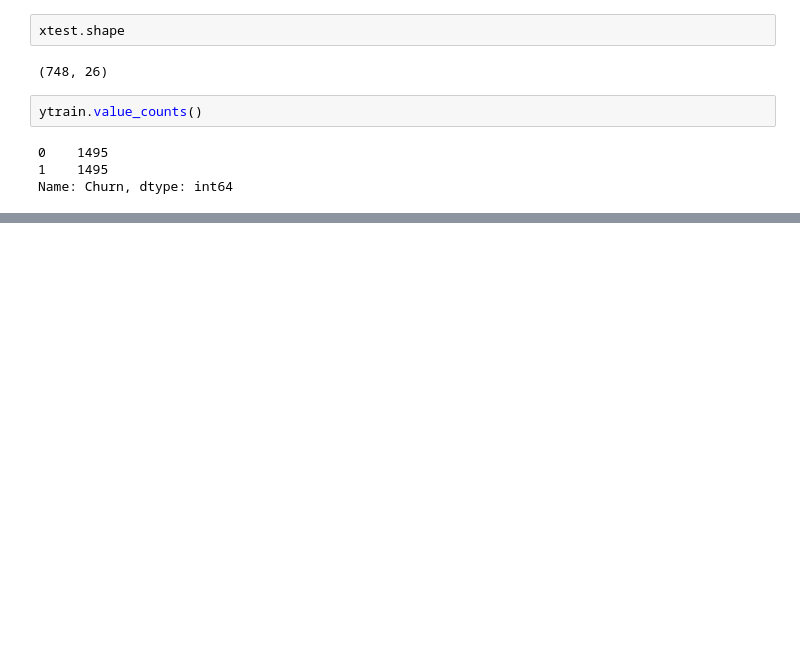
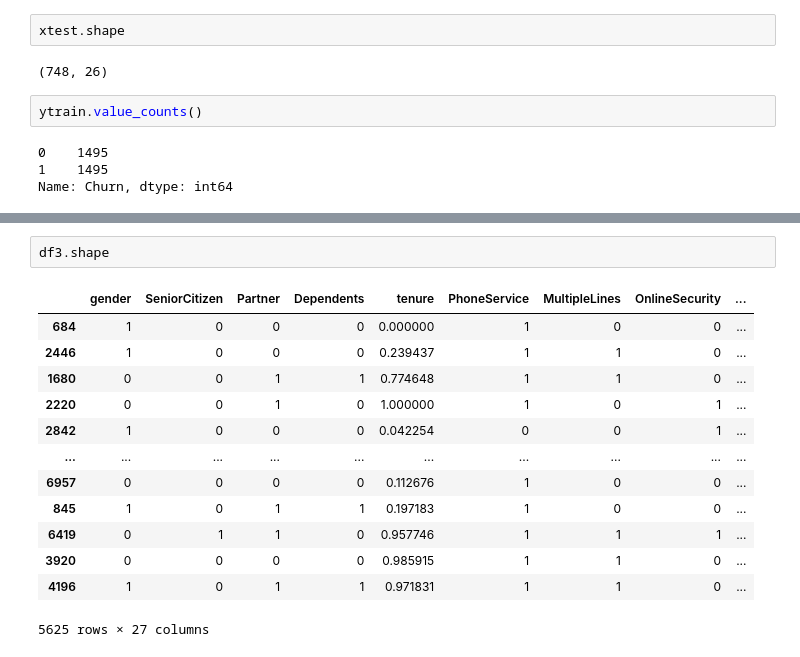
Before and after one commit to Rasel-25/Deep-Learning-Project, a Jupyter notebook: Handling imbalanced data/HandlingImbalancedData.ipynb, the cells around one changed output, grey strips where cells are left out. Saved outputs shown, nothing was run; the diff lists cells and outputs as text; blank space fills up the shorter version.

```diff
--- a/Handling imbalanced data/HandlingImbalancedData.ipynb
+++ b/Handling imbalanced data/HandlingImbalancedData.ipynb
@@ -518,0 +845,16 @@ dtype: object
+# %%
+df3.shape
+# %% [output]
+|  | gender | SeniorCitizen | Partner | Dependents | tenure | PhoneService | MultipleLines | OnlineSecurity | ... |
+| 684 | 1 | 0 | 0 | 0 | 0.000000 | 1 | 0 | 0 | ... |
+| 2446 | 1 | 0 | 0 | 0 | 0.239437 | 1 | 1 | 0 | ... |
+| 1680 | 0 | 0 | 1 | 1 | 0.774648 | 1 | 1 | 0 | ... |
+| 2220 | 0 | 0 | 1 | 0 | 1.000000 | 1 | 0 | 1 | ... |
+| 2842 | 1 | 0 | 0 | 0 | 0.042254 | 0 | 0 | 1 | ... |
+| ... | ... | ... | ... | ... | ... | ... | ... | ... | ... |
+| 6957 | 0 | 0 | 0 | 0 | 0.112676 | 1 | 0 | 0 | ... |
+| 845 | 1 | 0 | 1 | 1 | 0.197183 | 1 | 0 | 0 | ... |
+| 6419 | 0 | 1 | 1 | 0 | 0.957746 | 1 | 1 | 1 | ... |
+| 3920 | 0 | 0 | 0 | 0 | 0.985915 | 1 | 1 | 0 | ... |
+| 4196 | 1 | 0 | 1 | 1 | 0.971831 | 1 | 1 | 0 | ... |
+5625 rows × 27 columns
```
Also changed, not shown: parts of 58 cells of this notebook.
